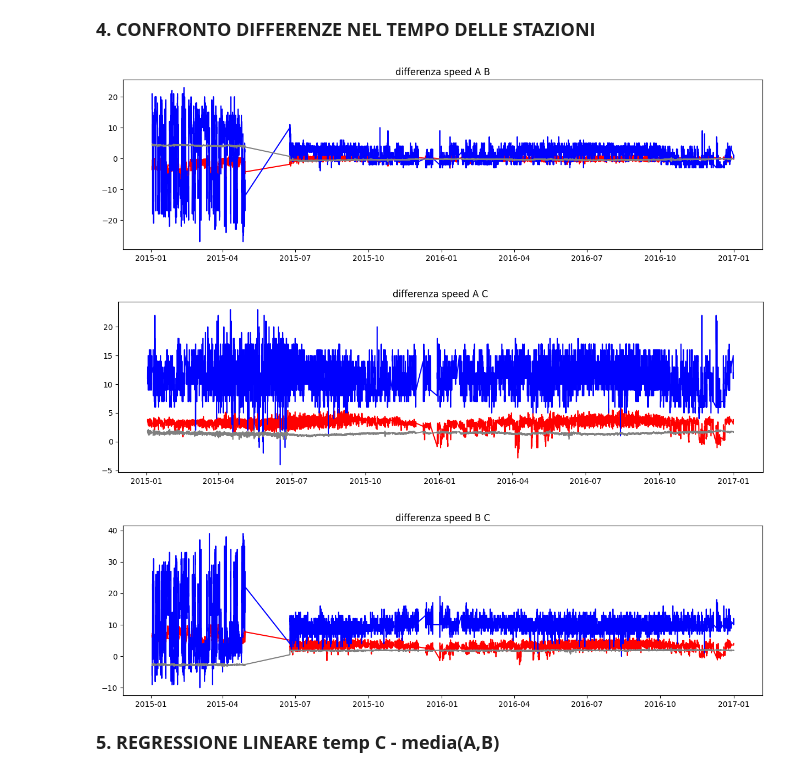
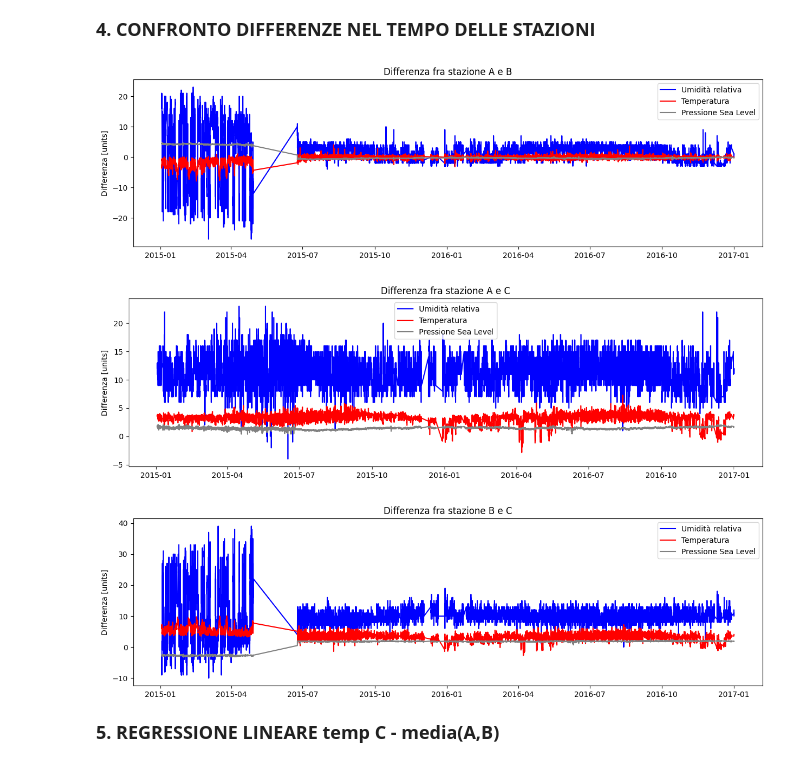
Before and after one commit to FedeJack06/Laboratorio-di-Fisica-dell-Atmosfera, a Jupyter notebook: 1esp/B_Stazioni_Davis.ipynb, the cells around one changed output. Saved outputs shown, nothing was run; the diff lists cells and outputs as text; code cells hidden in the pictures.

```diff
--- a/1esp/B_Stazioni_Davis.ipynb
+++ b/1esp/B_Stazioni_Davis.ipynb
@@ -230,10 +230,11 @@ tpmax, tpmin, urmin, urmax, prmax, prmin
 for stazione in stazioni:
     df = globals()["df_"+stazione+"_year"].copy()
     print(df.shape[0])
-    globals()["df_"+stazione+"_year_filt"] = df[(df.outHum <= 100) & (df.outHum >= urmin) &
-                                           (df.outTemp >= tpmin) & (df.outTemp <= tpmax) &
-                                           (df.Press >= prmin) & (df.Press <= prmax)]
-    print(globals()["df_"+stazione+"_year_filt"].shape[0] / df.shape[0] *100)
+    globals()["df_"+stazione+"_year_filt"] = df[(df.outHum <= 100) & (df.outHum >= urmin-1) &
+                                           (df.outTemp >= tpmin-0.05) & (df.outTemp <= tpmax+0.05) &
+                                           (df.Press >= prmin-0.03) & (df.Press <= prmax+0.03)]
+    n_ok = globals()["df_"+stazione+"_year_filt"].shape[0]
+    print(str(n_ok / df.shape[0] *100) + " " + str(n_ok))
     print("tra -20 e -3 gradi " + str(df[(df.outTemp < tpmin) & (df.outTemp > -70)].shape[0]))
     print("tra 37.5 e 50 gradi " + str(df[(df.outTemp < 50) & (df.outTemp > tpmax)].shape[0]))
     if stazione == 'C':
@@ -352,29 +353,38 @@ for var in vars:
 # %%
 A = globals()["df_A_year_filt"].copy()
 B = globals()["df_B_year_filt"].copy()
 C = globals()["df_C_year_filt"].copy()
 
-vars = ['outTemp', 'outHum', 'Press']
-colors = ['red', 'blue', 'grey']
+vars = ['outHum','outTemp', 'Press']
+colors = ['blue','red', 'grey']
 for var in vars:
     df_merged = pd.merge(A, B, on='Datetime', suffixes=('_A', '_B'))
     plt.figure(1, figsize=(15, 4))
     plt.plot(df_merged["Datetime"], np.subtract(df_merged[var+"_A"], df_merged[var+"_B"]), color=colors[vars.index(var)])
-    plt.title("differenza speed A B")
+    plt.ylabel('Differenza [units]')
+    plt.legend(['Umidità relativa', 'Temperatura', 'Pressione Sea Level'])
+    plt.title("Differenza fra stazione A e B")
+    plt.savefig('FIGURE/B/diff_AB_tempo.png', dpi=300, bbox_inches='tight')
 
     df_merged = pd.merge(A, C, on='Datetime', suffixes=('_A', '_C'))
     plt.figure(2, figsize=(15, 4))
     plt.plot(df_merged["Datetime"], np.subtract(df_merged[var+"_A"], df_merged[var+"_C"]), color=colors[vars.index(var)])
-    plt.title("differenza speed A C")
+    plt.ylabel('Differenza [units]')
+    plt.legend(['Umidità relativa', 'Temperatura', 'Pressione Sea Level'])
+    plt.title("Differenza fra stazione A e C")
+    plt.savefig('FIGURE/B/diff_AC_tempo.png', dpi=300, bbox_inches='tight')
 
     df_merged = pd.merge(B, C, on='Datetime', suffixes=('_B', '_C'))
     plt.figure(3, figsize=(15, 4))
     plt.plot(df_merged["Datetime"], np.subtract(df_merged[var+"_B"], df_merged[var+"_C"]), color=colors[vars.index(var)])
-    plt.title("differenza speed B C")
+    plt.ylabel('Differenza [units]')
+    plt.legend(['Umidità relativa', 'Temperatura', 'Pressione Sea Level'])
+    plt.title("Differenza fra stazione B e C")
+    plt.savefig('FIGURE/B/diff_BC_tempo.png', dpi=300, bbox_inches='tight')
 # %% [output]
-[figure, old version]
+[figure, new version]
-[figure, old version]
+[figure, new version]
-[figure, old version]
+[figure, new version]
 # %% [markdown]
 <span style="font-size: large;">**5. REGRESSIONE LINEARE temp C - media(A,B)**
 # %%
```
Also changed, not shown: parts of 36 cells of this notebook, 16 other files.
